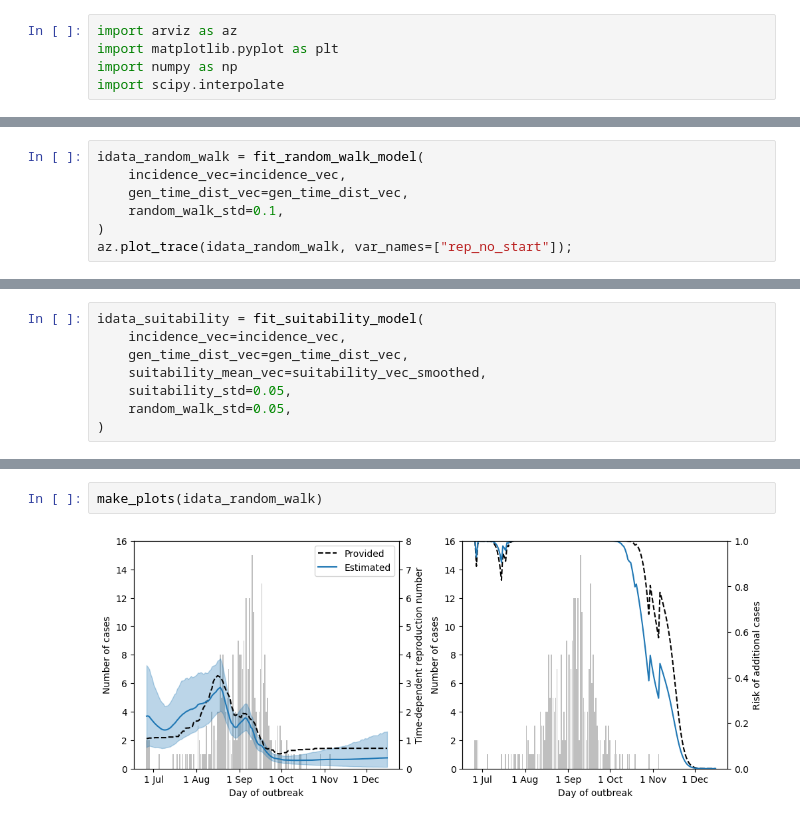
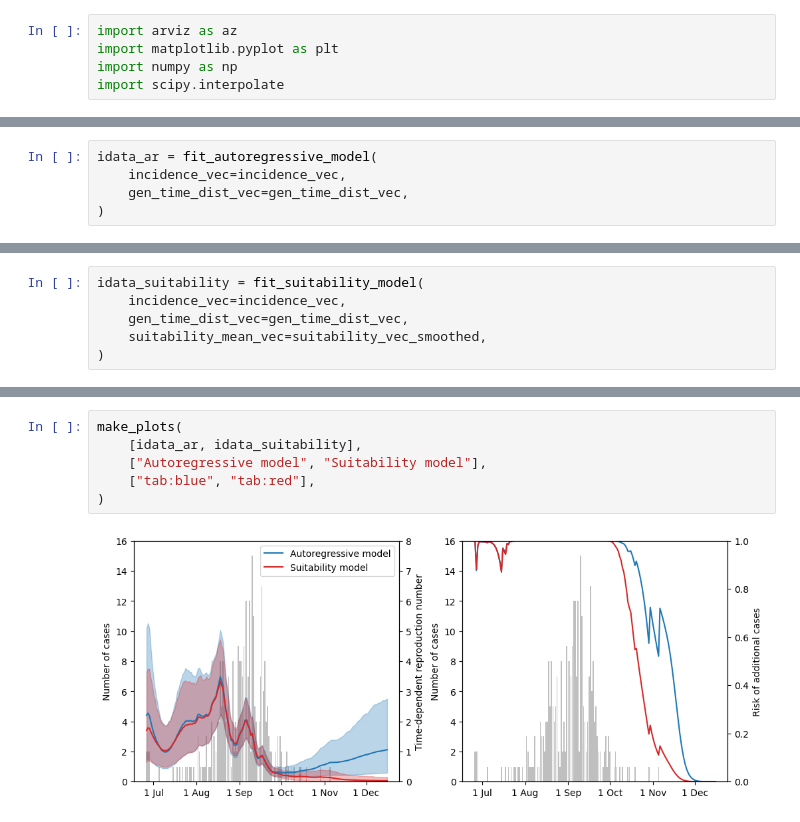
Before and after one commit to will-s-hart/end-of-outbreak-vbd, a Jupyter notebook: lazio_2017.ipynb, the cells around one changed output, grey strips where cells are left out. Cells and saved outputs as stored; diff of their text form.

```diff
--- a/lazio_2017.ipynb
+++ b/lazio_2017.ipynb
@@ -135,12 +106,10 @@ def make_plots(idata):
     twin_axs[1].set_ylim(0, 1)
     twin_axs[1].set_ylabel("Risk of additional cases")
 # %%
-idata_random_walk = fit_random_walk_model(
+idata_ar = fit_autoregressive_model(
     incidence_vec=incidence_vec,
     gen_time_dist_vec=gen_time_dist_vec,
-    random_walk_std=0.1,
 )
-az.plot_trace(idata_random_walk, var_names=["rep_no_start"]);
 # %% [output]
 Initializing NUTS using jitter+adapt_diag...
 Multiprocess sampling (4 chains in 4 jobs)
@@ -191,8 +122,6 @@ idata_suitability = fit_suitability_model(
     incidence_vec=incidence_vec,
     gen_time_dist_vec=gen_time_dist_vec,
     suitability_mean_vec=suitability_vec_smoothed,
-    suitability_std=0.05,
-    random_walk_std=0.05,
 )
 # %% [output]
 Initializing NUTS using jitter+adapt_diag...
@@ -205,4 +134,8 @@ There were 38 divergences after tuning. Increase `target_accept` or reparameteri
 # %%
-make_plots(idata_random_walk)
+make_plots(
+    [idata_ar, idata_suitability],
+    ["Autoregressive model", "Suitability model"],
+    ["tab:blue", "tab:red"],
+)
 # %% [output]
-[figure, old version]
+[figure, new version]
```
Also changed, not shown: parts of 12 cells of this notebook, 3 other files.
